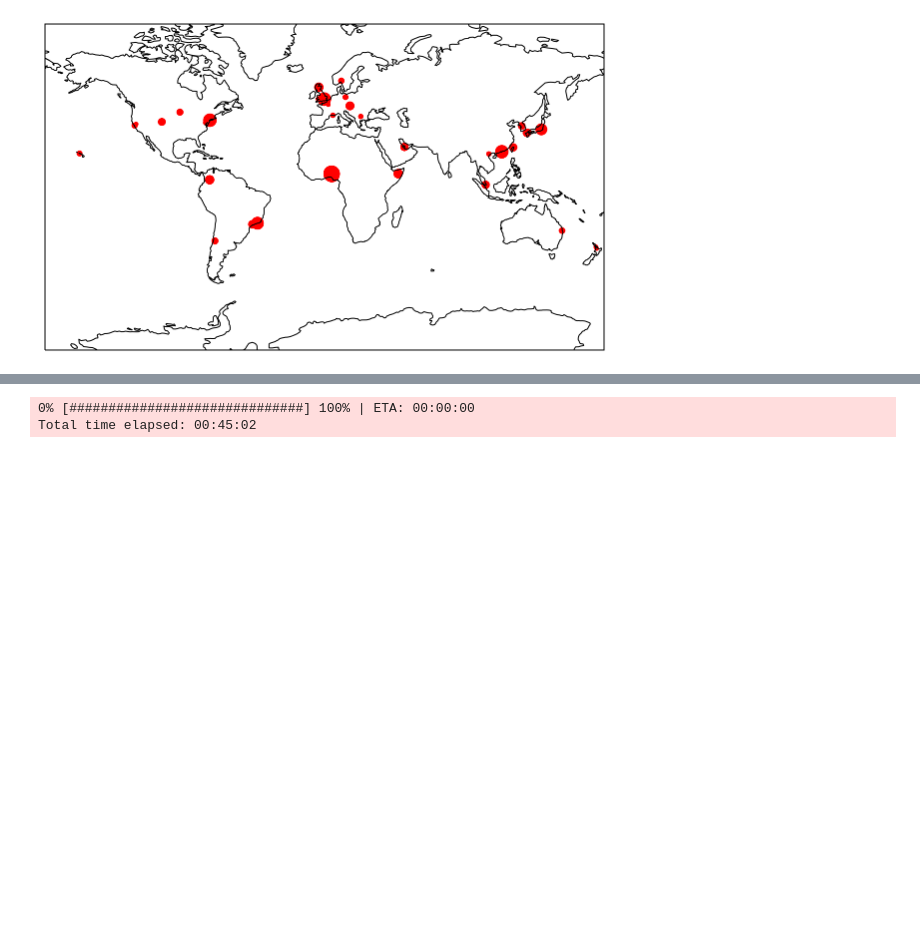
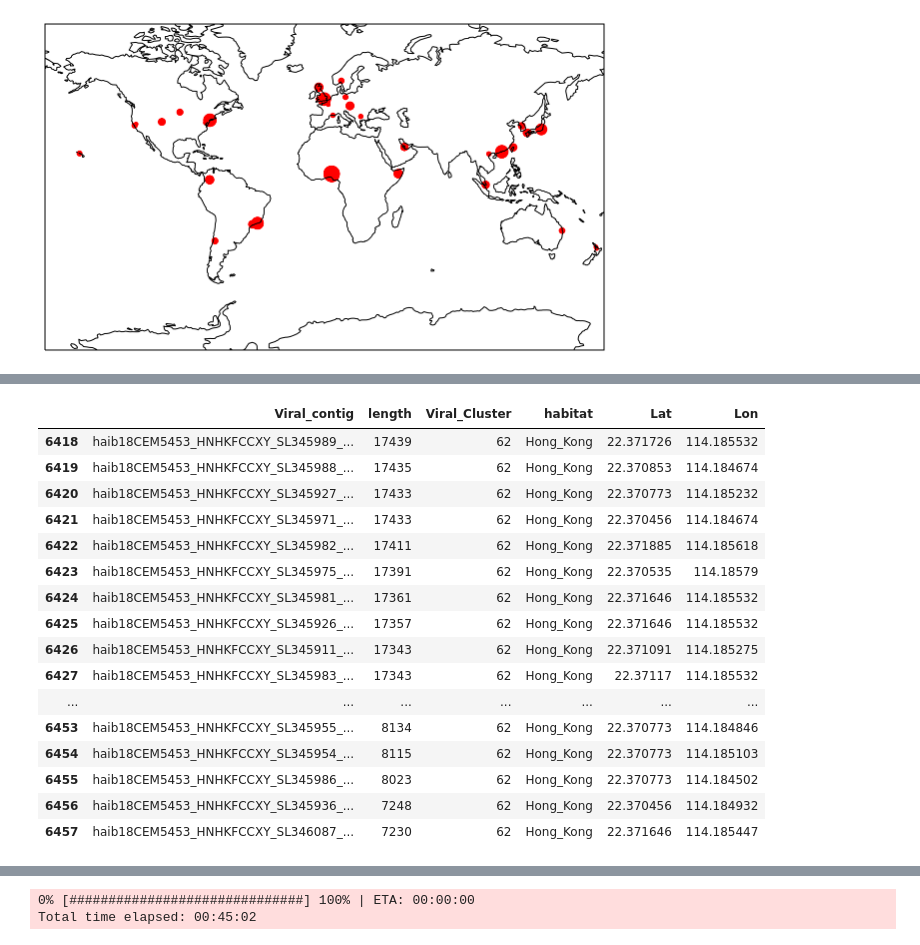
Before and after one commit to ryneches/metasub, a Jupyter notebook: MetaSUBviralBioGeo.ipynb, the cells around one changed output, grey strips where cells are left out. Saved outputs shown, nothing was run; the diff lists cells and outputs as text; code cells hidden in the pictures; blank space fills up the shorter version.

```diff
--- a/MetaSUBviralBioGeo.ipynb
+++ b/MetaSUBviralBioGeo.ipynb
@@ -254,0 +278,22 @@ Name: 6227, dtype: object
+# %%
+vcluster_metadata = pandas.read_csv( 'data/table_vclusters_metasub.txt', sep='\t' )
+hong_kong_phage = vcluster_metadata[ vcluster_metadata.Viral_Cluster == 62 ]
+hong_kong_phage
+# %% [output]
+|  | Viral_contig | length | Viral_Cluster | habitat | Lat | Lon |
+| 6418 | haib18CEM5453_HNHKFCCXY_SL345989_... | 17439 | 62 | Hong_Kong | 22.371726 | 114.185532 |
+| 6419 | haib18CEM5453_HNHKFCCXY_SL345988_... | 17435 | 62 | Hong_Kong | 22.370853 | 114.184674 |
+| 6420 | haib18CEM5453_HNHKFCCXY_SL345927_... | 17433 | 62 | Hong_Kong | 22.370773 | 114.185232 |
+| 6421 | haib18CEM5453_HNHKFCCXY_SL345971_... | 17433 | 62 | Hong_Kong | 22.370456 | 114.184674 |
+| 6422 | haib18CEM5453_HNHKFCCXY_SL345982_... | 17411 | 62 | Hong_Kong | 22.371885 | 114.185618 |
+| 6423 | haib18CEM5453_HNHKFCCXY_SL345975_... | 17391 | 62 | Hong_Kong | 22.370535 | 114.18579 |
+| 6424 | haib18CEM5453_HNHKFCCXY_SL345981_... | 17361 | 62 | Hong_Kong | 22.371646 | 114.185532 |
+| 6425 | haib18CEM5453_HNHKFCCXY_SL345926_... | 17357 | 62 | Hong_Kong | 22.371646 | 114.185532 |
+| 6426 | haib18CEM5453_HNHKFCCXY_SL345911_... | 17343 | 62 | Hong_Kong | 22.371091 | 114.185275 |
+| 6427 | haib18CEM5453_HNHKFCCXY_SL345983_... | 17343 | 62 | Hong_Kong | 22.37117 | 114.185532 |
+| ... | ... | ... | ... | ... | ... | ... |
+| 6453 | haib18CEM5453_HNHKFCCXY_SL345955_... | 8134 | 62 | Hong_Kong | 22.370773 | 114.184846 |
+| 6454 | haib18CEM5453_HNHKFCCXY_SL345954_... | 8115 | 62 | Hong_Kong | 22.370773 | 114.185103 |
+| 6455 | haib18CEM5453_HNHKFCCXY_SL345986_... | 8023 | 62 | Hong_Kong | 22.370773 | 114.184502 |
+| 6456 | haib18CEM5453_HNHKFCCXY_SL345936_... | 7248 | 62 | Hong_Kong | 22.370456 | 114.184932 |
+| 6457 | haib18CEM5453_HNHKFCCXY_SL346087_... | 7230 | 62 | Hong_Kong | 22.371646 | 114.185447 |
```
Also changed, not shown: parts of 9 cells of this notebook, 10 other files.
